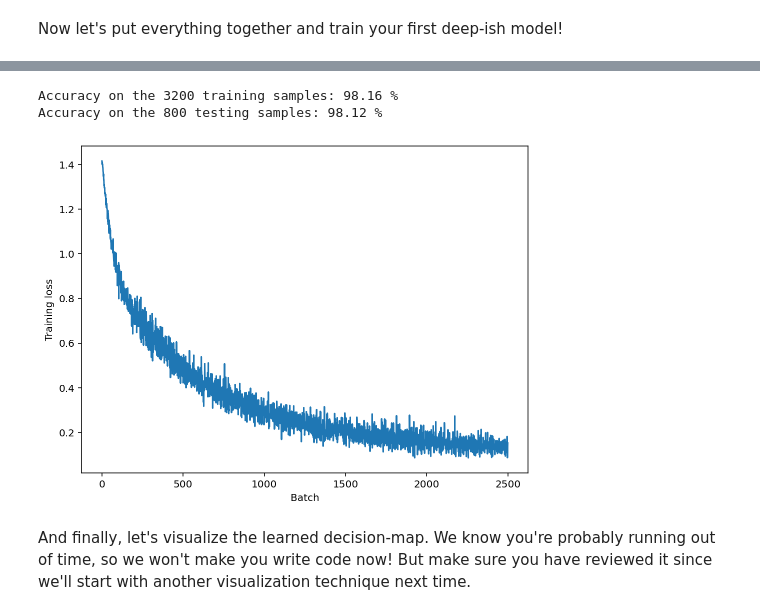
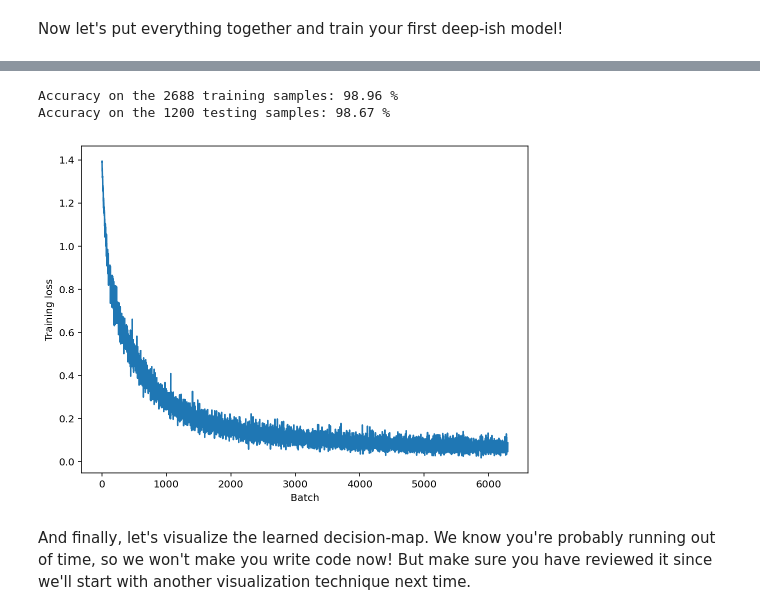
Before and after one commit to miltondp/k99_courses, a Jupyter notebook: cis_522/classes/01_31-week3/CIS_522_W3D1_Tutorial_–_Student_Version.ipynb, the cells around one changed output, grey strips where cells are left out. Drawn from its saved outputs; the diff is of its cells as text; code cells hidden in the pictures.

```diff
--- a/cis_522/classes/01_31-week3/CIS_522_W3D1_Tutorial_–_Student_Version.ipynb
+++ b/cis_522/classes/01_31-week3/CIS_522_W3D1_Tutorial_–_Student_Version.ipynb
@@ -369,7 +371,7 @@ def approximate_function(x_train, y_train):
     ####################################################################
     # Fill in missing code below (...),
     # then remove or comment the line below to test your function
-    raise NotImplementedError("Complete approximate_function!")
+    #raise NotImplementedError("Complete approximate_function!")
     ####################################################################
 
     # Number of relus
@@ -381,7 +383,7 @@ def approximate_function(x_train, y_train):
     ## COMPUTE RELU ACTIVATIONS
 
     # First determine what bias terms should be for each of 9 ReLUs
-    b = ...
+    b = -x_train[:-1]
 
     # Compute ReLU activations for each point along the x axis (x)
     relu_acts = torch.zeros((n_relus, x.shape[0]))
@@ -399,11 +401,11 @@ def approximate_function(x_train, y_train):
     for i in range(n_relus):
       delta_x = x_train[i+1] - x_train[i]
       slope = (y_train[i+1] - y_train[i]) / delta_x
-      combination_weights[i] = ...
+      combination_weights[i] = slope - prev_slope
       prev_slope = slope
 
     # Get output of weighted sum of ReLU activations for every point along x axis
-    y_hat = ...
+    y_hat = combination_weights @ relu_acts
 
     return y_hat, relu_acts, x
 
@@ -414,5 +416,5 @@ y_train = torch.sin(x_train)
 
 
 ### uncomment the lines below to test your function approximation
-# y_hat, relu_acts, x = approximate_function(x_train, y_train)
-# plot_function_approximation(x, relu_acts, y_hat)
+y_hat, relu_acts, x = approximate_function(x_train, y_train)
+plot_function_approximation(x, relu_acts, y_hat)
@@ -588,22 +594,22 @@ def create_spiral_dataset(K, sigma, N):
     ####################################################################
     # Fill in missing code below (...),
     # then remove or comment the line below to test your function
-    raise NotImplementedError("Create spiral data")
+    # raise NotImplementedError("Create spiral data")
     ####################################################################
 
     # Create data
     for k in range(K):
-      X[k*N:(k+1)*N, 0] = ...
-      X[k*N:(k+1)*N, 1] = ...
-      y[k*N:(k+1)*N] = ...
+      X[k*N:(k+1)*N, 0] = t*(torch.sin(2 * np.pi / K * (2 * t + k - 1)) + sigma * torch.randn(N))
+      X[k*N:(k+1)*N, 1] = t*(torch.cos(2 * np.pi / K * (2 * t + k - 1)) + sigma * torch.randn(N))
+      y[k*N:(k+1)*N] = k
 
     return X, y
 
 # Set parameters
 K = 4
-sigma = 0.5
+sigma = 0.16
 N = 1000
 
 ### Uncomment below to visualize data when done
-# X, y = create_spiral_dataset(K, sigma, N)
-# plt.scatter(X[:, 0], X[:, 1], c = y)
+X, y = create_spiral_dataset(K, sigma, N)
+plt.scatter(X[:, 0], X[:, 1], c = y)
@@ -632,19 +641,19 @@ def shuffle_and_split_data(X, y):
   ####################################################################
   # Fill in missing code below (...),
   # then remove or comment the line below to test your function
-  raise NotImplementedError("Shuffle & split data")
+  # raise NotImplementedError("Shuffle & split data")
   ####################################################################
 
   # Number of samples
   N = X.shape[0]
 
   # Shuffle data
-  shuffled_indices = ...  # get indices to shuffle data
+  shuffled_indices = np.random.choice(N, size=N, replace=False)  # get indices to shuffle data
   X = X[shuffled_indices]
   y = y[shuffled_indices]
 
   # Split data into train/test
-  test_size = ...  # assign size of test data
+  test_size = int(.3 * N)  # assign size of test data
   X_test = X[:test_size]
   y_test = y[:test_size]
   X_train = X[test_size:]
@@ -654,6 +663,6 @@ def shuffle_and_split_data(X, y):
 
 
 ### Uncomment below to test your function
-# X_test, y_test, X_train, y_train = shuffle_and_split_data(X, y)
-# plt.scatter(X_test[:, 0], X_test[:, 1], c=y_test)
-# plt.title('Test data')
+X_test, y_test, X_train, y_train = shuffle_and_split_data(X, y)
+plt.scatter(X_test[:, 0], X_test[:, 1], c=y_test)
+plt.title('Test data')
@@ -744,10 +756,10 @@ def train_test_classification(net, criterion, optimizer,
 # %% [markdown]
 Now let's put everything together and train your first deep-ish model!
 # %%
-net = Net('ReLU()', X_train.shape[1], [128], K).to(dev)
+net = Net('ReLU()', X_train.shape[1], [128,], K).to(dev)
 criterion = nn.CrossEntropyLoss()
 optimizer = optim.Adam(net.parameters(), lr=1e-3)
-num_epochs = 100
+num_epochs = 300
 _, _ = train_test_classification(net, criterion, optimizer, train_loader,
                                  test_loader, num_epochs=num_epochs,
                                  training_plot=True)
@@ -756,6 +768,6 @@ Training loss: 0.1315343238413334 100
-Accuracy on the 3200 training samples: 98.16 %
-Accuracy on the 800 testing samples: 98.12 %
+Accuracy on the 2688 training samples: 98.96 %
+Accuracy on the 1200 testing samples: 98.67 %
-[figure, old version]
+[figure, new version]
 # %% [markdown]
 And finally, let's visualize the learned decision-map. We know you're probably running out of time, so we won't make you write code now! But make sure you have reviewed it since we'll start with another visualization technique next time.
 # %%
```
Also changed, not shown: parts of 13 cells of this notebook.
